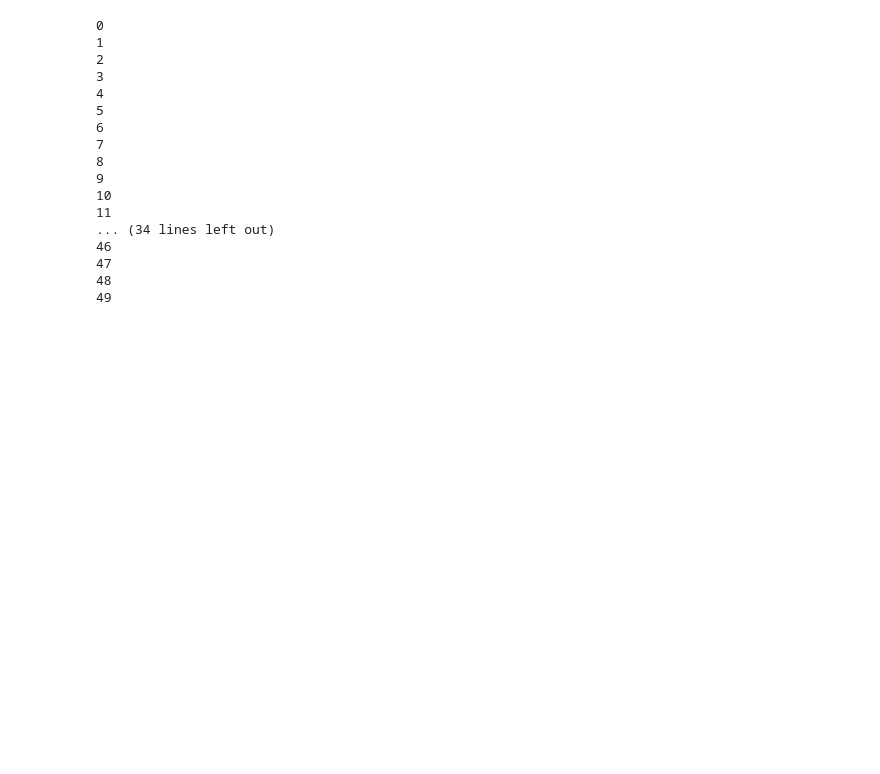
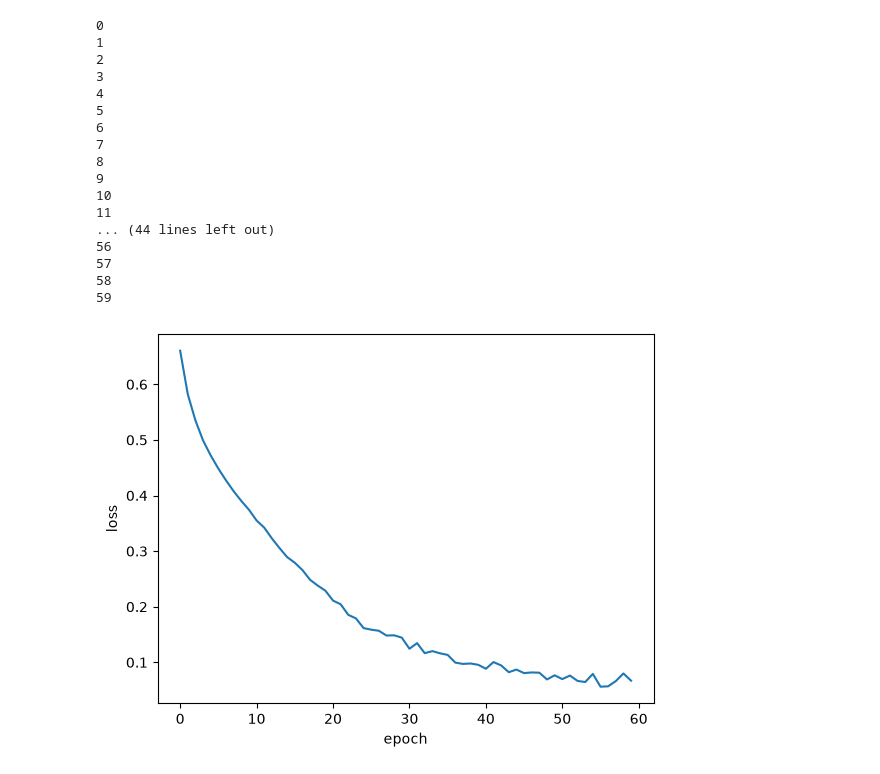
Before and after one commit to BadisMami/Dog-vs-Cat-Classifier-Project, a Jupyter notebook: Model.ipynb, the cells around one changed output. Cells and saved outputs as stored; diff of their text form; code cells hidden in the pictures; blank space fills up the shorter version.

```diff
--- a/Model.ipynb
+++ b/Model.ipynb
@@ -41,61 +63,78 @@ dataTrain,dataTest = random_split(data,[0.8,0.2],generator =generator1)
 class Model(nn.Module):
     def __init__(self):
         super().__init__()
-        self.ConvLayer = nn.Conv2d(in_channels = 3, out_channels = 32, kernel_size = 3)
-        self.MaxPool = nn.MaxPool2d(kernel_size = 3)
-        self.FirstLayer = nn.Linear(56448,784)
-        self.SecondLayer = nn.Linear(784,1)
+        self.ConvLayer1 = nn.Conv2d(in_channels = 3, out_channels = 32, kernel_size = 3)
+        self.MaxPool1 = nn.MaxPool2d(kernel_size = 3)
+        self.ConvLayer2 = nn.Conv2d(in_channels = 32, out_channels = 64, kernel_size = 3)
+        self.MaxPool2 = nn.MaxPool2d(kernel_size = 2)
+        self.FirstLayer = nn.Linear(25600,800)
+        self.SecondLayer = nn.Linear(800,1)
 
     def forward(self,data):
         relu = nn.ReLU()
-        first = self.ConvLayer(data)
+        first = self.ConvLayer1(data)
         first = relu(first)
-        second = self.MaxPool(first)
-        second = torch.flatten(second, start_dim = 1, end_dim = 3)
-        third = self.FirstLayer(second)
+        second = self.MaxPool1(first)
+        third = self.ConvLayer2(second)
         third = relu(third)
-        fourth = self.SecondLayer(third)
+        fourth = self.MaxPool2(third)
+        fourth = torch.flatten(fourth, start_dim = 1, end_dim = 3)
+        fifth = self.FirstLayer(fourth)
+        fifth = relu(fifth)
+        sixth = self.SecondLayer(fifth)
         sigmoid = nn.Sigmoid()
-        return sigmoid(fourth)
+        return sigmoid(sixth)
 # %%
 device = torch.device("cuda" if torch.cuda.is_available() else "cpu") # allowing gpu to do training
 Loss = nn.BCELoss()
 NeuralNetwork = Model().to(device)
 optimizer = torch.optim.SGD(NeuralNetwork.parameters(), lr = 0.1)
 
+LossList = []
 
-DataTrainOBJ = DataLoader(dataTrain, batch_size = 16, shuffle = True)
 
-for i in range(50):
+DataTrainOBJ = DataLoader(DataForTraining, batch_size = 16, shuffle = True)
+
+for i in range(60):
+    TotalLossPerBatch = 0
     for batch in DataTrainOBJ:
         image, label = batch
         image = image.to(device)
         label = label.to(device)
         prediction = NeuralNetwork(image)
         prediction = prediction.squeeze(dim = 1)
         label = label.float()
         prediction = prediction.float()
         results = Loss(prediction, label)
+        TotalLossPerBatch += results.item()
         results.backward()
         optimizer.step()
         optimizer.zero_grad()
     print(i)
+    average = TotalLossPerBatch / len(DataTrainOBJ)
+    LossList.append(average)
+
+plt.plot(range(60),LossList)
+plt.xlabel("epoch")
+plt.ylabel("loss")
+plt.show()
 # %% [output]
 0
 1
 2
 3
 4
 5
 6
 7
 8
 9
 10
 11
-... (34 lines left out)
-46
-47
-48
-49
+... (44 lines left out)
+56
+57
+58
+59
+[figure, added]
 # %%
```
Also changed, not shown: parts of 3 cells of this notebook.
